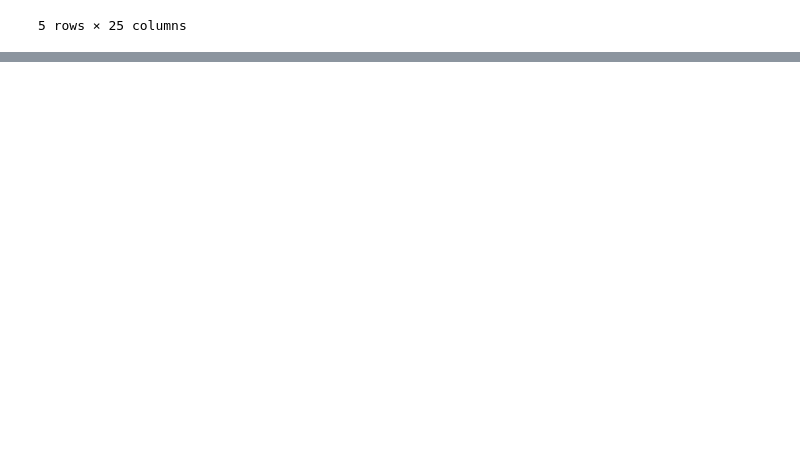
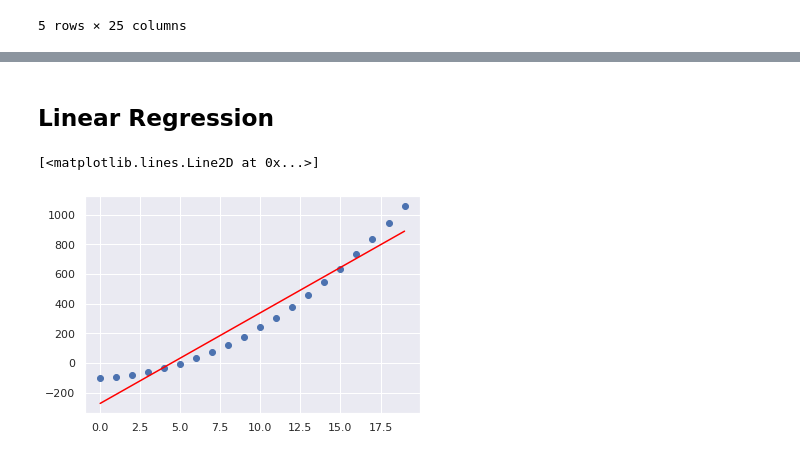
Before and after one commit to andvsilva/data_science_journey, a Jupyter notebook: course_ds/notebooks/ml_features.ipynb, the cells around one changed output, grey strips where cells are left out. Drawn from its saved outputs; the diff is of its cells as text; code cells hidden in the pictures; blank space fills up the shorter version.

Commit message:
course ds -> 45.50% done so far, L. Regression, Classification and Clustering Hands on

```diff
--- a/course_ds/notebooks/ml_features.ipynb
+++ b/course_ds/notebooks/ml_features.ipynb
@@ -80,3 +80,8 @@ df.head()
 | 3 | 4.0 | 30/06/2013 | 32.0 | 23.4 | 58.239788 | 96.483688 | 29.704629 | ... |
 | 4 | 5.0 | 30/06/2013 | 31.4 | 21.9 | 56.174095 | 90.155128 | 29.113934 | ... |
 5 rows × 25 columns
+# %%
+n = 20
+X = np.arange(n)
+y = 4*X + 3*(X**2)-100
+plt.scatter(X,y)
@@ -82,0 +91,2 @@ df.head()
+# %% [markdown]
+## Linear Regression
@@ -82,0 +95,9 @@ df.head()
+# %%
+lr = LinearRegression()
+lr.fit(X[:,np.newaxis],y)
+y_pred = lr.predict(X[:,np.newaxis])
+plt.scatter(X,y)
+plt.plot(X,y_pred,color='red')
+# %% [output]
+[<matplotlib.lines.Line2D at 0x...>]
+[figure, added]
```
Also changed, not shown: parts of 19 cells of this notebook, 1 other file.
